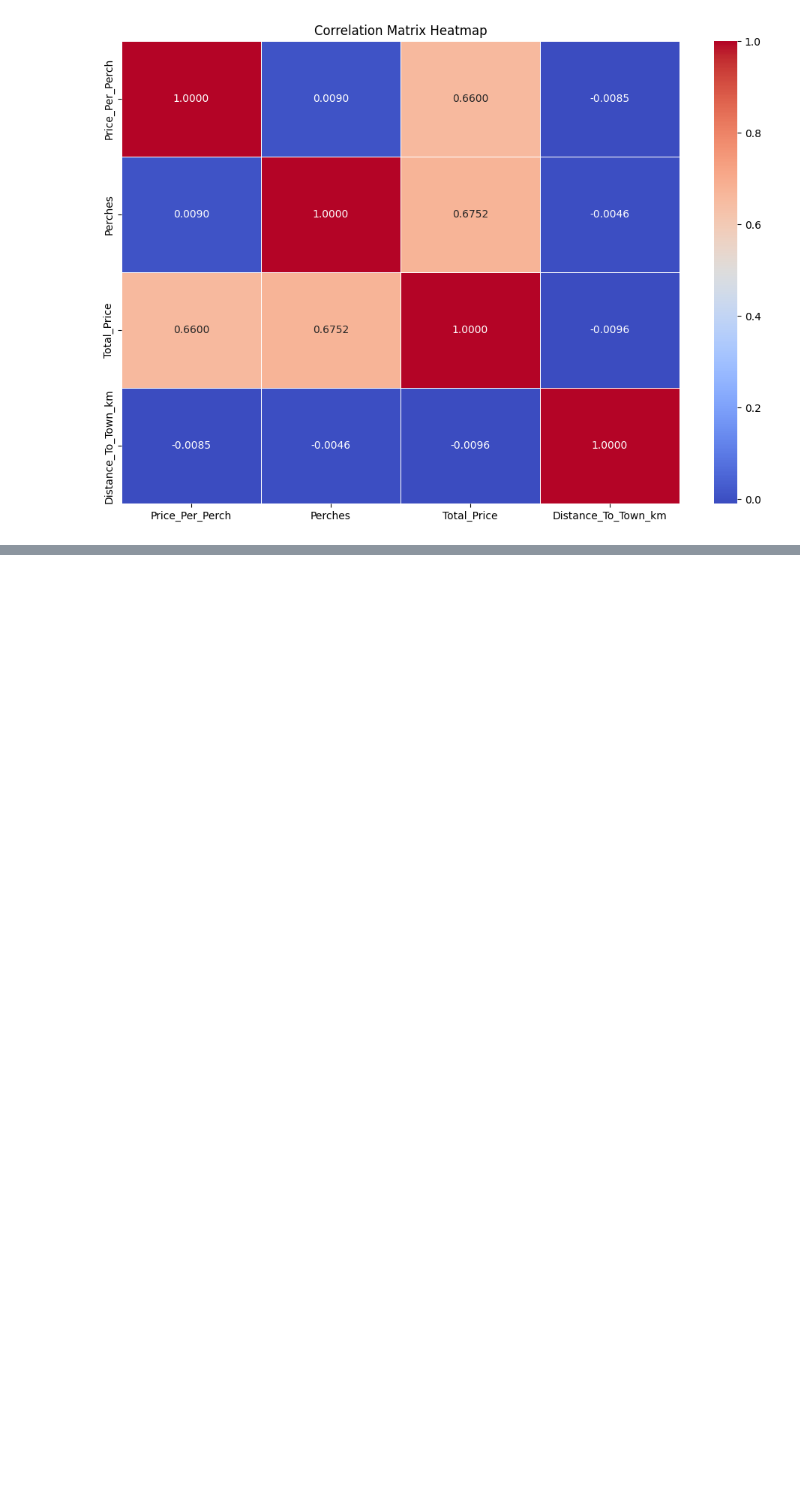
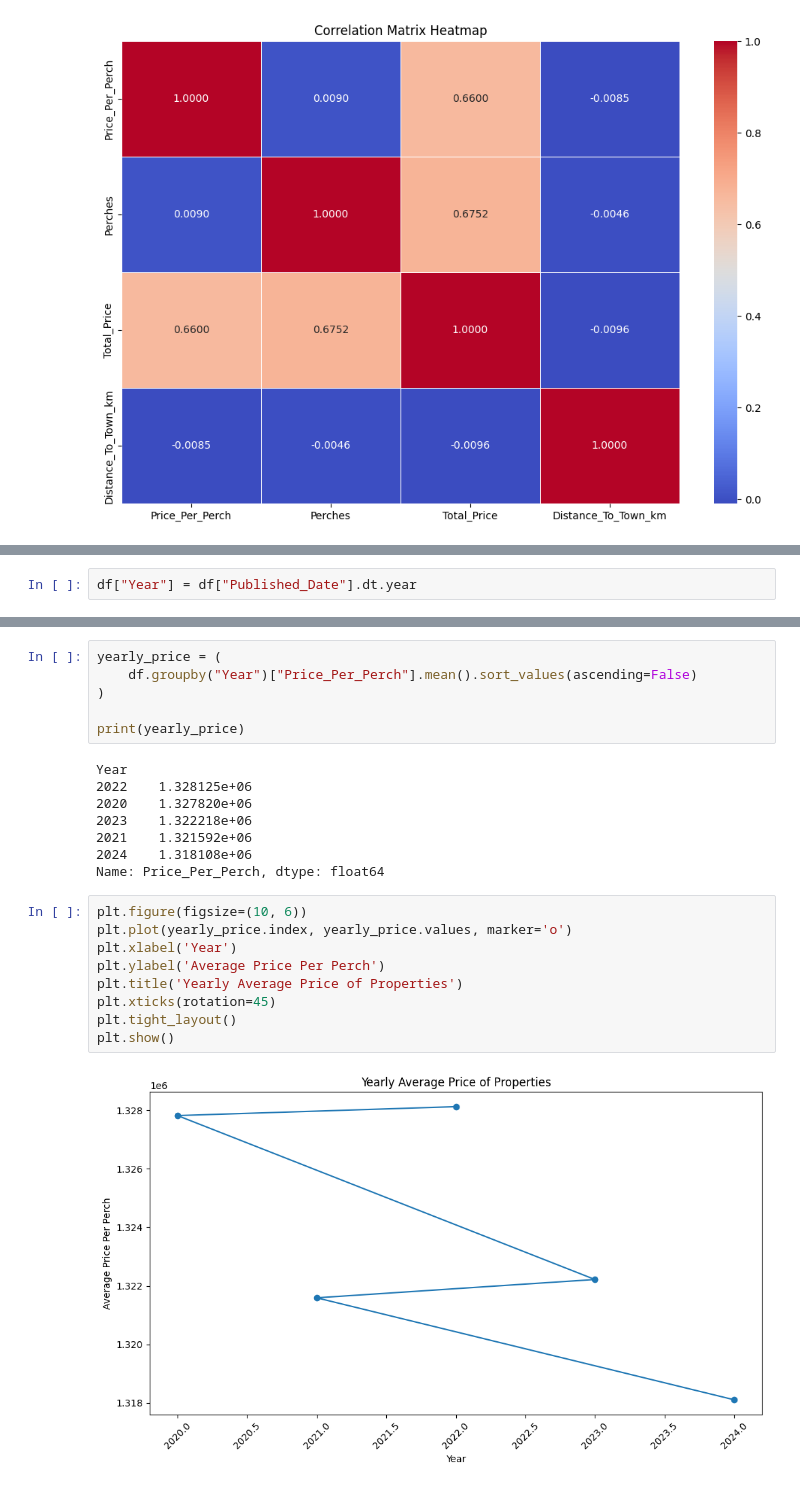
Before and after one commit to DhaneeraDulvanya/Sri-Lankan-Land-Price-Prediction-and-Real-Estate-Market-Analysis-System, a Jupyter notebook: notebooks/01_data_understandings.ipynb, the cells around one changed output, grey strips where cells are left out. Saved outputs shown, nothing was run; the diff lists cells and outputs as text; blank space fills up the shorter version.

Commit message:
Analyzed the year

```diff
--- a/notebooks/01_data_understandings.ipynb
+++ b/notebooks/01_data_understandings.ipynb
@@ -479,0 +482,2 @@ plt.show()
+# %%
+df["Year"] = df["Published_Date"].dt.year
@@ -479,0 +494,25 @@ plt.show()
+# %%
+yearly_price = (
+    df.groupby("Year")["Price_Per_Perch"].mean().sort_values(ascending=False)
+)
+
+print(yearly_price)
+# %% [output]
+Year
+2022    1.328125e+06
+2020    1.327820e+06
+2023    1.322218e+06
+2021    1.321592e+06
+2024    1.318108e+06
+Name: Price_Per_Perch, dtype: float64
+# %%
+plt.figure(figsize=(10, 6))
+plt.plot(yearly_price.index, yearly_price.values, marker='o')
+plt.xlabel('Year')
+plt.ylabel('Average Price Per Perch')
+plt.title('Yearly Average Price of Properties')
+plt.xticks(rotation=45)
+plt.tight_layout()
+plt.show()
+# %% [output]
+[figure, added]
```
Also changed, not shown: parts of 2 cells of this notebook.
